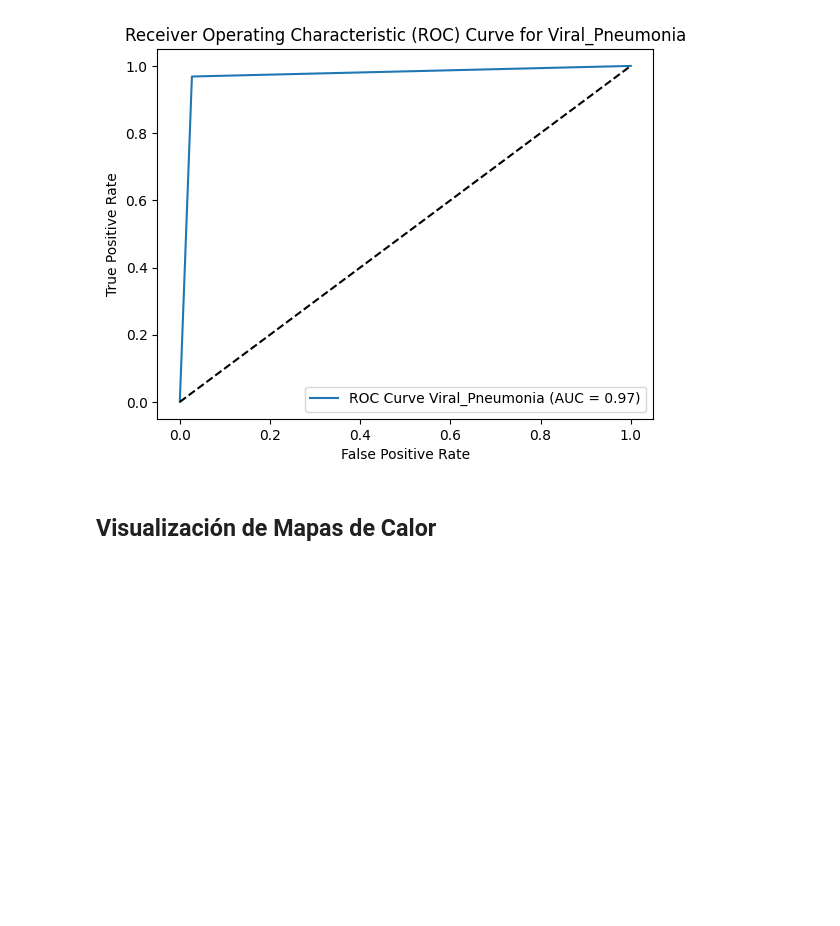
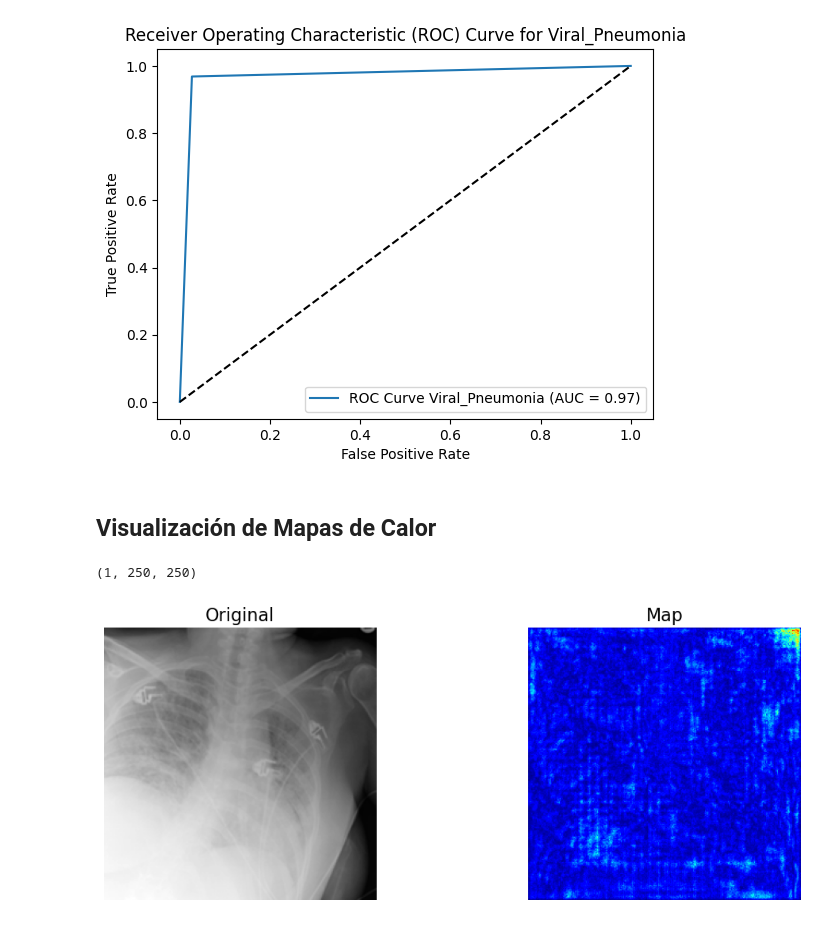
Before and after one commit to juanignava/Patrones.Project2, a Jupyter notebook: neural_networks.ipynb, the cells around one changed output. Cells and saved outputs as stored; diff of their text form; code cells hidden in the pictures; blank space fills up the shorter version.

Commit message:
Heatmaps added to cnn model

```diff
--- a/neural_networks.ipynb
+++ b/neural_networks.ipynb
@@ -417,10 +423,10 @@ and then the model with the best hyperparameters found is instantiated.
 """
 
 # compile the model
-optimizer = Adam(learning_rate=best_params['lr'])
+optimizer = Adam(0.0002095069985771519)
 model_cnn.compile(loss='categorical_crossentropy', optimizer=optimizer, metrics=['accuracy'])
 
 # Trian the model
-model_cnn.fit(X_train_normal, y_train_normal, batch_size=128, epochs=best_params['epochs'], verbose=1)
+model_cnn.fit(X_train_normal, y_train_normal, batch_size=128, epochs=9, verbose=1)
 # %% [output]
 Epoch 1/9
@@ -721,3 +728,33 @@ General AUC: 0.8550597841936424
 [figure]
 # %% [markdown]
 ## Visualización de Mapas de Calor
+# %%
+
+score = CategoricalScore([1])
+# %%
+replace2lineal = ReplaceToLinear()
+saliency = Saliency(model_cnn,model_modifier=replace2lineal,clone=True)
+#print(X_test_normal.shape)
+# Agregar una dimensión adicional al principio del tensor
+dato_convertido = np.expand_dims(X_test_normal[1334], axis=0)
+
+# Agregar una dimensión adicional al final del tensor para el canal
+dato_convertido = np.expand_dims(dato_convertido, axis=-1)
+saliency_map = saliency(score,dato_convertido, smooth_samples=20, smooth_noise=0.20)
+
+saliency_map = normalize(saliency_map)
+# %%
+print(saliency_map.shape)
+f, ax = plt.subplots(nrows=1, ncols=2, figsize=(12, 4))
+ax[0].set_title('Original', fontsize=16)
+ax[0].imshow(X_test_normal[0], cmap='gray')
+ax[0].axis('off')
+ax[1].set_title('Map', fontsize=16)
+ax[1].imshow(saliency_map[0], cmap='jet')
+ax[1].axis('off')
+
+plt.tight_layout()
+plt.show()
+# %% [output]
+(1, 250, 250)
+[figure, added]
```
Also changed, not shown: parts of 8 cells of this notebook.
